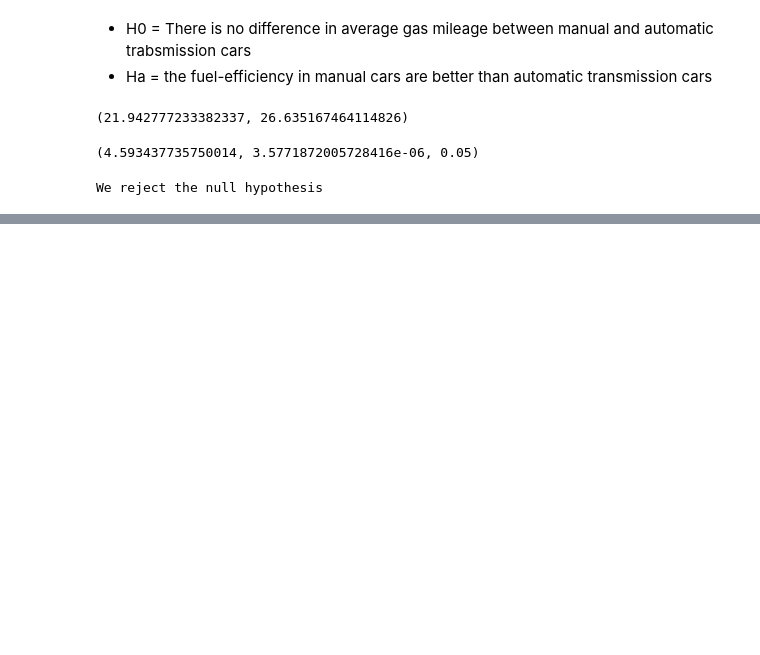
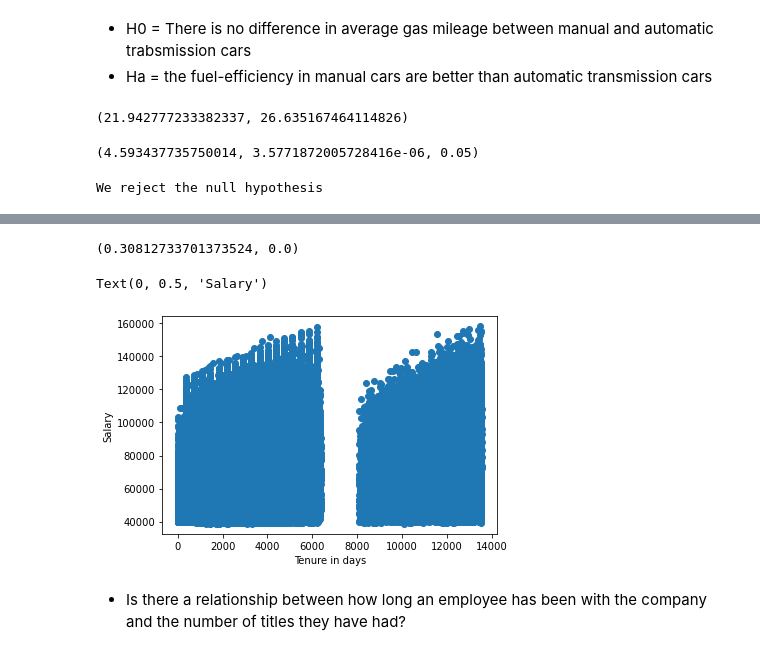
Before and after one commit to Olivert75/statistics-exercises, a Jupyter notebook: hypothesis_testing.ipynb, the cells around one changed output, grey strips where cells are left out. Saved outputs shown, nothing was run; the diff lists cells and outputs as text; code cells hidden in the pictures; blank space fills up the shorter version.

Commit message:
Finished Correlation exercises

```diff
--- a/hypothesis_testing.ipynb
+++ b/hypothesis_testing.ipynb
@@ -391,0 +397,5 @@ salaries_df.head(5)
+# %%
+#Change the value of to_date "9999-01-01" to current date
+salaries_df['to_date']= salaries_df['to_date'].replace(to_replace = salaries_df["to_date"].max(), value = date.today())
+# %%
+salaries_df['tenure_days'] = salaries_df["to_date"] - salaries_df["hire_date"]
@@ -391,0 +452,20 @@ salaries_df.head(5)
+# %%
+#Change tenure to string type first and then convert to int
+salaries_df["tenure_days"] = salaries_df.tenure_days.astype(str)
+# %%
+salaries_df["tenure_days"] = salaries_df.tenure_days.str.strip('days').astype(int)
+# %%
+r, p = stats.pearsonr(salaries_df.tenure_days, salaries_df.salary)
+r, p
+# %% [output]
+(0.30812733701373524, 0.0)
+# %%
+plt.scatter(salaries_df.tenure_days, salaries_df.salary)
+plt.xlabel('Tenure in days')
+plt.ylabel('Salary')
+#There is weak correlation between the two
+# %% [output]
+Text(0, 0.5, 'Salary')
+[figure, added]
+# %% [markdown]
+ - Is there a relationship between how long an employee has been with the company and the number of titles they have had?
```
Also changed, not shown: parts of 79 cells of this notebook.
